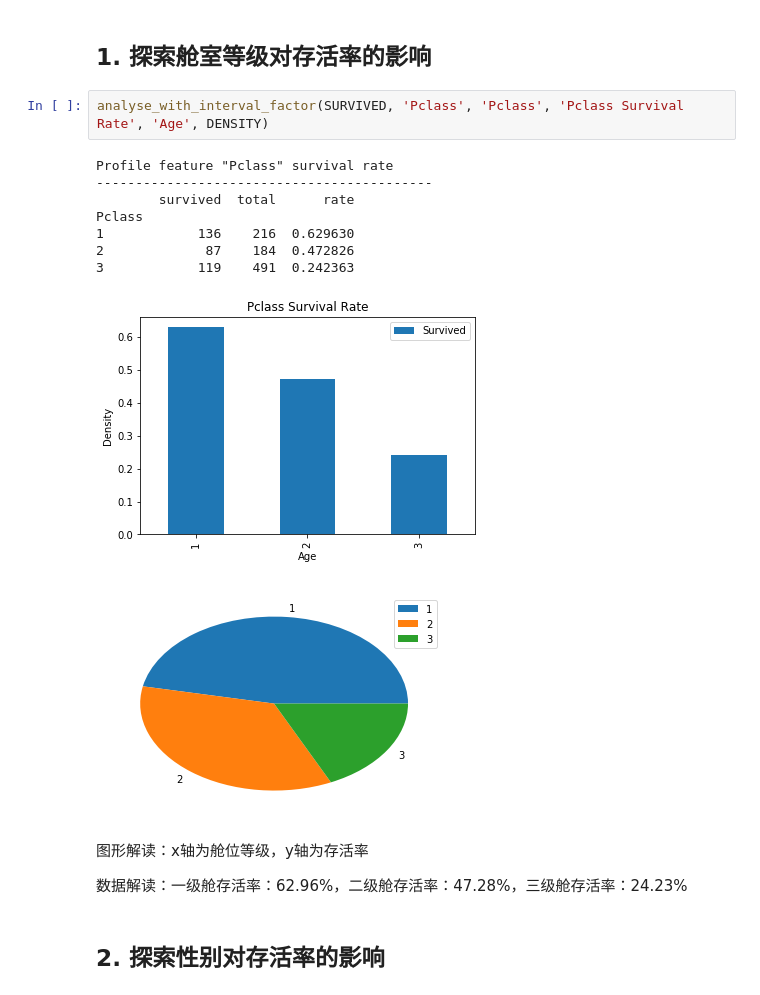
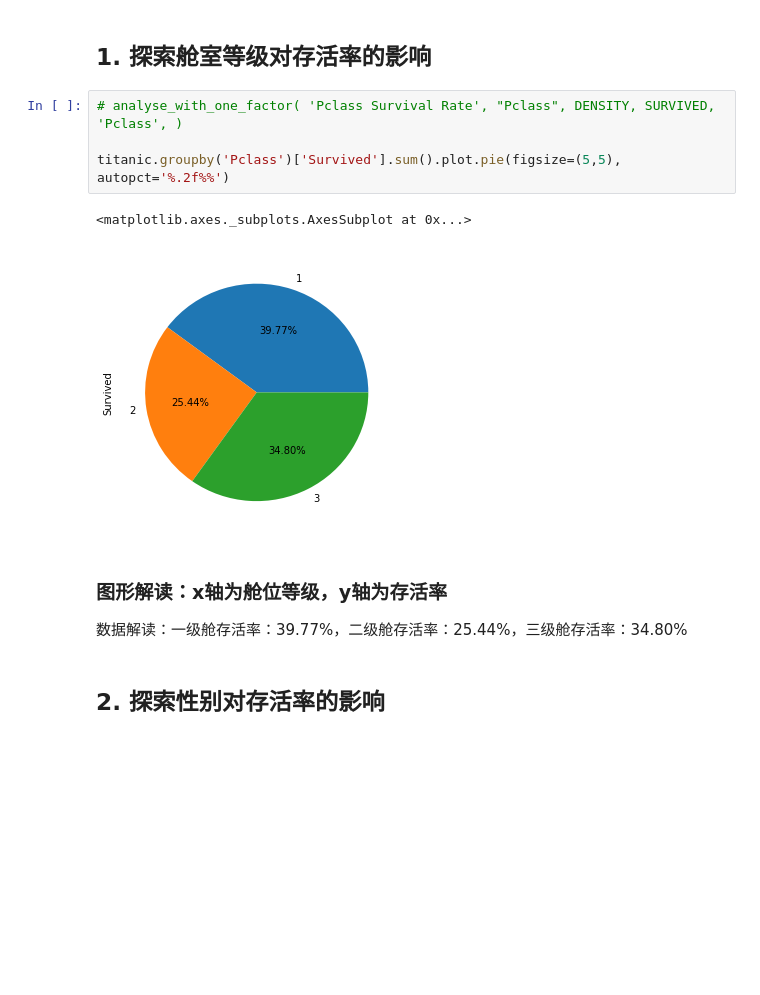
Before and after one commit to hopaz/UdacityMLBasic, a Jupyter notebook: p4/titanic_analysis.ipynb, the cells around one changed output. Saved outputs shown, nothing was run; the diff lists cells and outputs as text; blank space fills up the shorter version.

Commit message:
use pie chart to analyse survived rate

```diff
--- a/p4/titanic_analysis.ipynb
+++ b/p4/titanic_analysis.ipynb
@@ -226,22 +187,17 @@ def analyse_with_double_factor(title, x_axis, y_axis, survived, factor1, factor2
 # 预测
 # %% [markdown]
 ## 1. 探索舱室等级对存活率的影响
-# %%
-analyse_with_interval_factor(SURVIVED, 'Pclass', 'Pclass', 'Pclass Survival Rate', 'Age', DENSITY)
-# %% [output]
-Profile feature "Pclass" survival rate
--------------------------------------------
-        survived  total      rate
-Pclass
-1            136    216  0.629630
-2             87    184  0.472826
-3            119    491  0.242363
-[figure, removed]
-[figure, removed]
-# %% [markdown]
-图形解读：x轴为舱位等级，y轴为存活率
-
-数据解读：一级舱存活率：62.96%，二级舱存活率：47.28%，三级舱存活率：24.23%
+# %%
+# analyse_with_one_factor( 'Pclass Survival Rate', "Pclass", DENSITY, SURVIVED, 'Pclass', )
+
+titanic.groupby('Pclass')['Survived'].sum().plot.pie(figsize=(5,5), autopct='%.2f%%')
+# %% [output]
+<matplotlib.axes._subplots.AxesSubplot at 0x...>
+[figure, added]
+# %% [markdown]
+### 图形解读：x轴为舱位等级，y轴为存活率
+
+数据解读：一级舱存活率：39.77%，二级舱存活率：25.44%，三级舱存活率：34.80%
 # %% [markdown]
 ## 2. 探索性别对存活率的影响
 # %%
```
Also changed, not shown: parts of 3 cells of this notebook.
